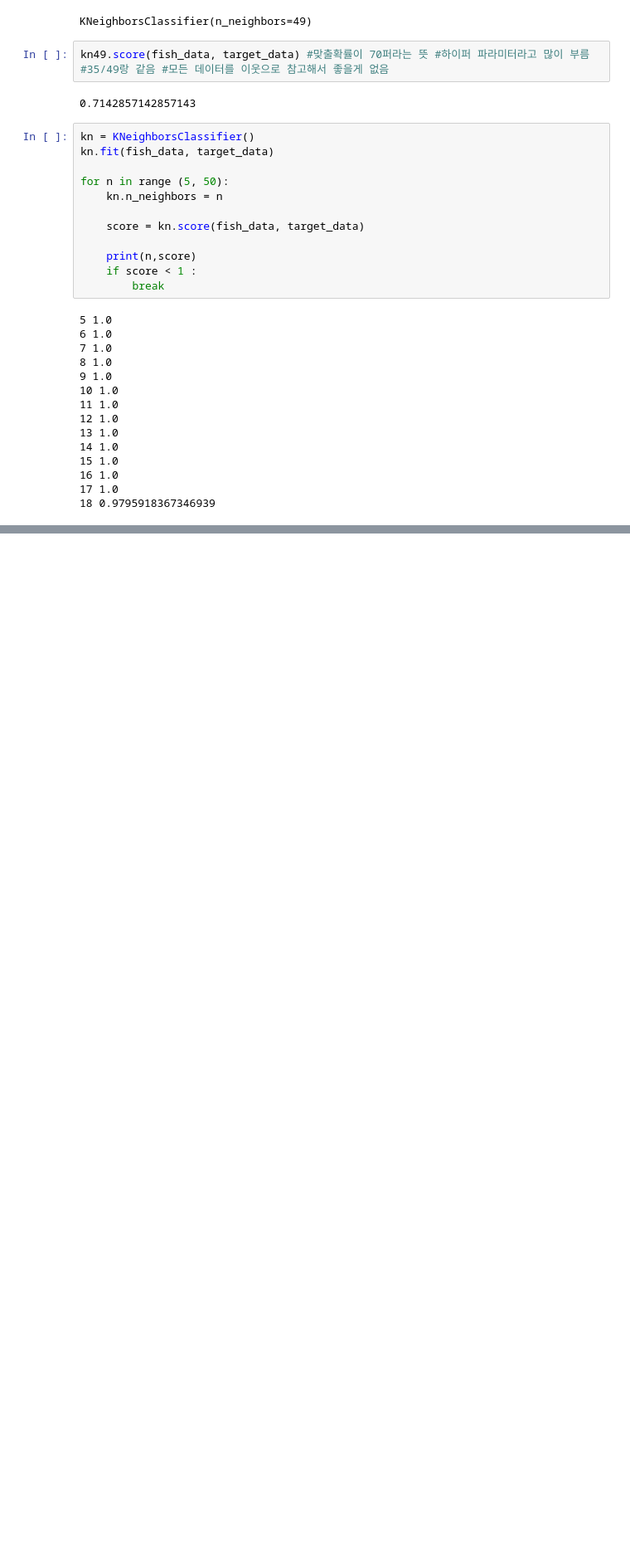
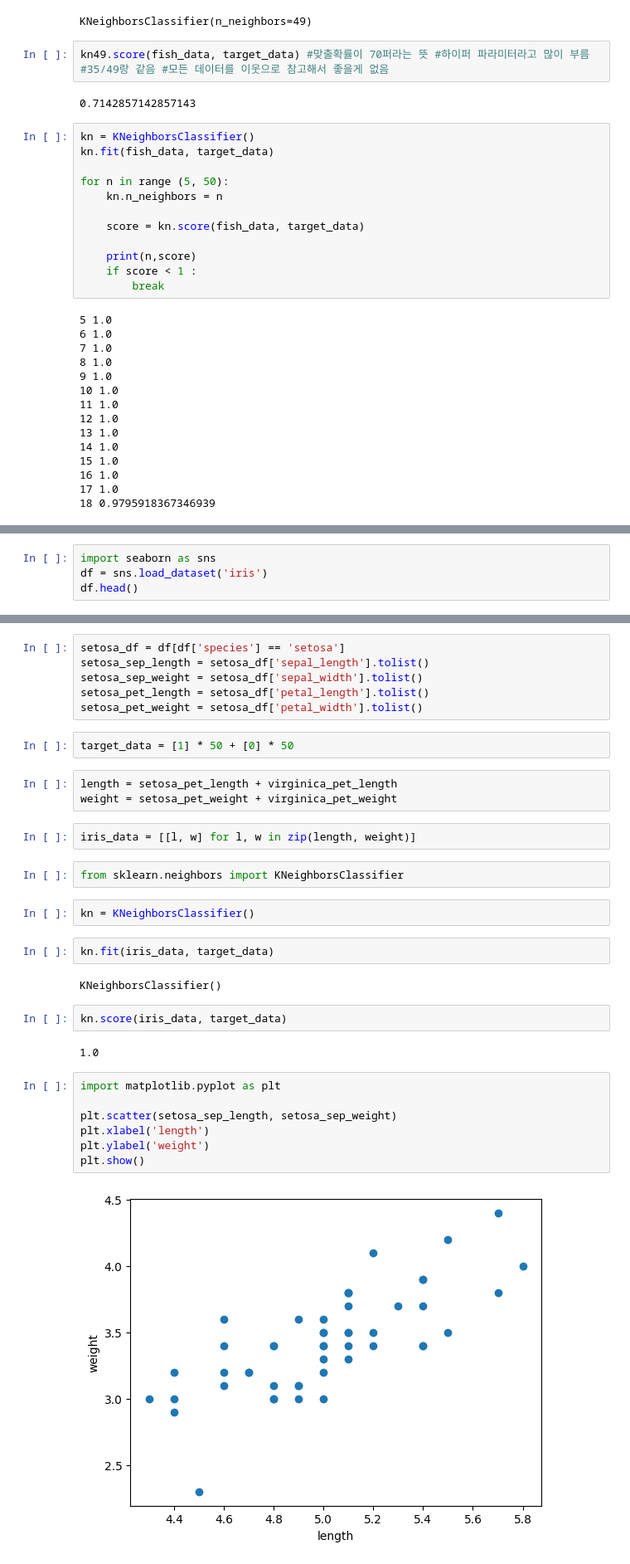
Before and after one commit to ParkJinGyeong/ML-DL, a Jupyter notebook: 01-3.ipynb, the cells around one changed output, grey strips where cells are left out. Shown: that part at 83% size. Drawn from its saved outputs; the diff is of its cells as text; blank space fills up the shorter version.

```diff
--- a/01-3.ipynb
+++ b/01-3.ipynb
@@ -222,0 +225,4 @@ for n in range (5, 50):
+# %%
+import seaborn as sns
+df = sns.load_dataset('iris')
+df.head()
@@ -222,0 +288,34 @@ for n in range (5, 50):
+# %%
+setosa_df = df[df['species'] == 'setosa']
+setosa_sep_length = setosa_df['sepal_length'].tolist()
+setosa_sep_weight = setosa_df['sepal_width'].tolist()
+setosa_pet_length = setosa_df['petal_length'].tolist()
+setosa_pet_weight = setosa_df['petal_width'].tolist()
+# %%
+target_data = [1] * 50 + [0] * 50
+# %%
+length = setosa_pet_length + virginica_pet_length
+weight = setosa_pet_weight + virginica_pet_weight
+# %%
+iris_data = [[l, w] for l, w in zip(length, weight)]
+# %%
+from sklearn.neighbors import KNeighborsClassifier
+# %%
+kn = KNeighborsClassifier()
+# %%
+kn.fit(iris_data, target_data)
+# %% [output]
+KNeighborsClassifier()
+# %%
+kn.score(iris_data, target_data)
+# %% [output]
+1.0
+# %%
+import matplotlib.pyplot as plt
+
+plt.scatter(setosa_sep_length, setosa_sep_weight)
+plt.xlabel('length')
+plt.ylabel('weight')
+plt.show()
+# %% [output]
+[figure, added]
```
Also changed, not shown: parts of 25 cells of this notebook, 1 other file.
